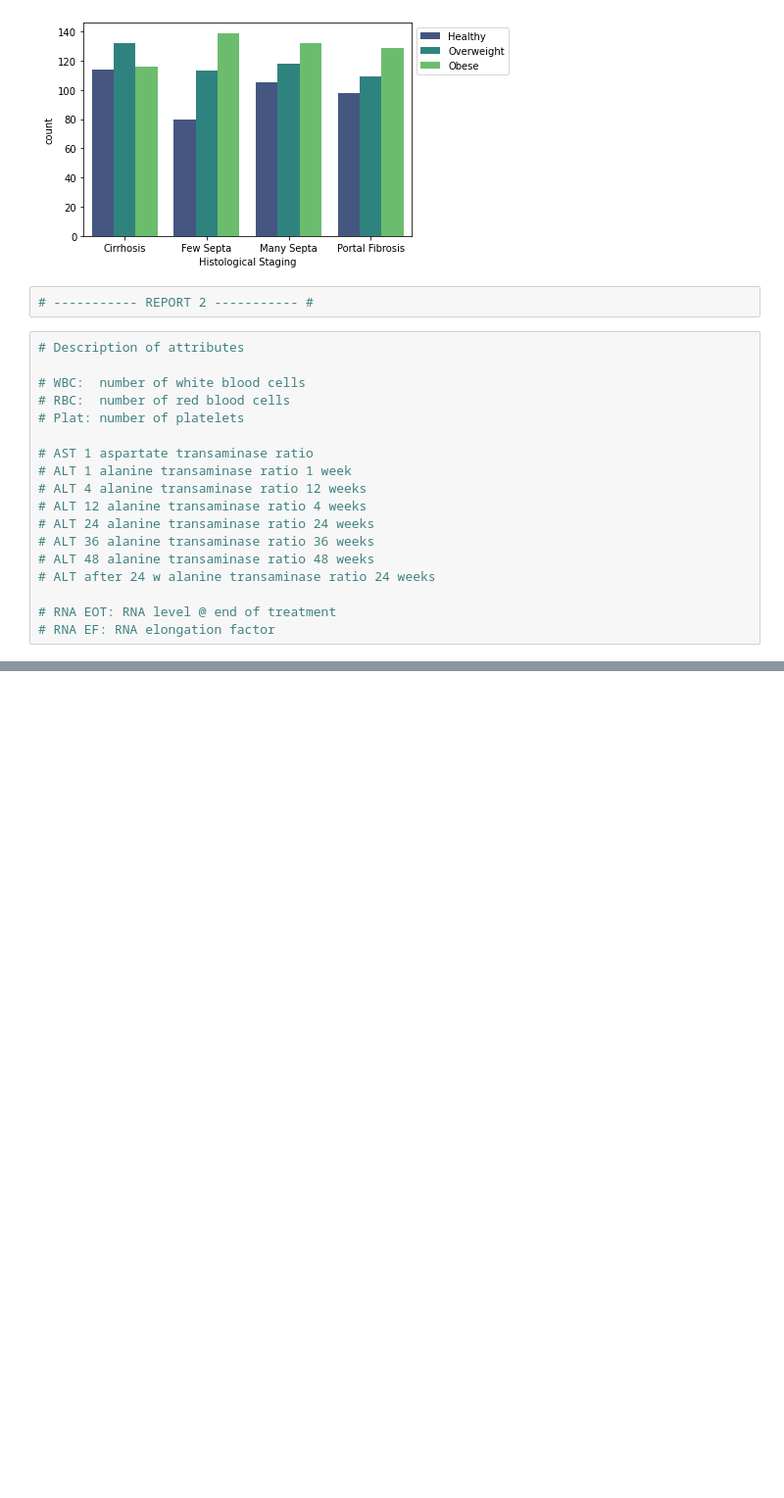
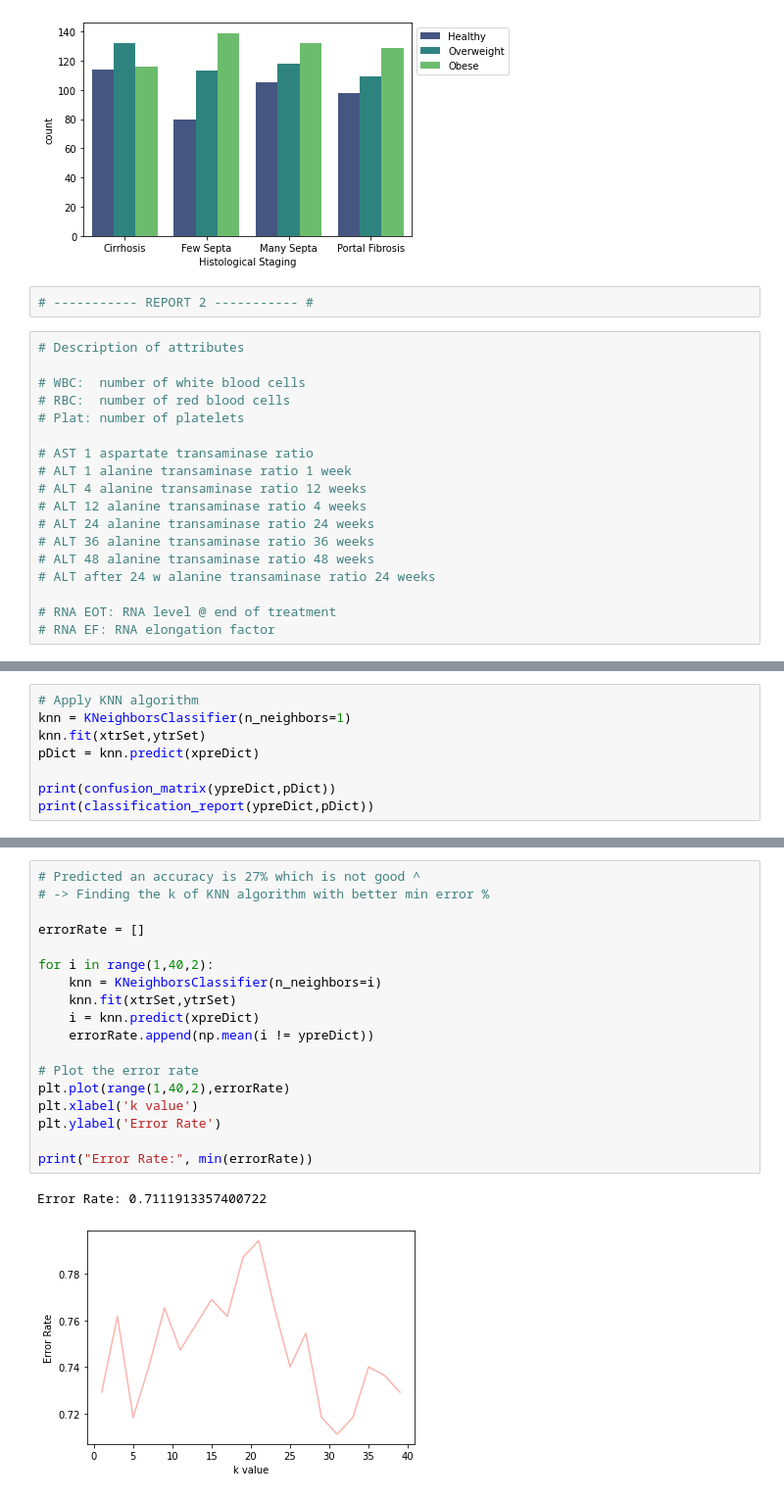
Before and after one commit to phganh/HCVpatientsDatasetVisualization-JupyterNotebook, a Jupyter notebook: projectReport1.ipynb, the cells around one changed output, grey strips where cells are left out. Shown at 98% size. Cells and saved outputs as stored; diff of their text form; blank space fills up the shorter version.

```diff
--- a/projectReport1.ipynb
+++ b/projectReport1.ipynb
@@ -273,0 +298,8 @@ dataC.head()
+# %%
+# Apply KNN algorithm
+knn = KNeighborsClassifier(n_neighbors=1)
+knn.fit(xtrSet,ytrSet)
+pDict = knn.predict(xpreDict)
+
+print(confusion_matrix(ypreDict,pDict))
+print(classification_report(ypreDict,pDict))
@@ -273,0 +321,21 @@ dataC.head()
+# %%
+# Predicted an accuracy is 27% which is not good ^
+# -> Finding the k of KNN algorithm with better min error %
+
+errorRate = []
+
+for i in range(1,40,2):
+    knn = KNeighborsClassifier(n_neighbors=i)
+    knn.fit(xtrSet,ytrSet)
+    i = knn.predict(xpreDict)
+    errorRate.append(np.mean(i != ypreDict))
+
+# Plot the error rate
+plt.plot(range(1,40,2),errorRate)
+plt.xlabel('k value')
+plt.ylabel('Error Rate')
+
+print("Error Rate:", min(errorRate))
+# %% [output]
+Error Rate: 0.7111913357400722
+[figure, added]
```
Also changed, not shown: parts of 10 cells of this notebook.
